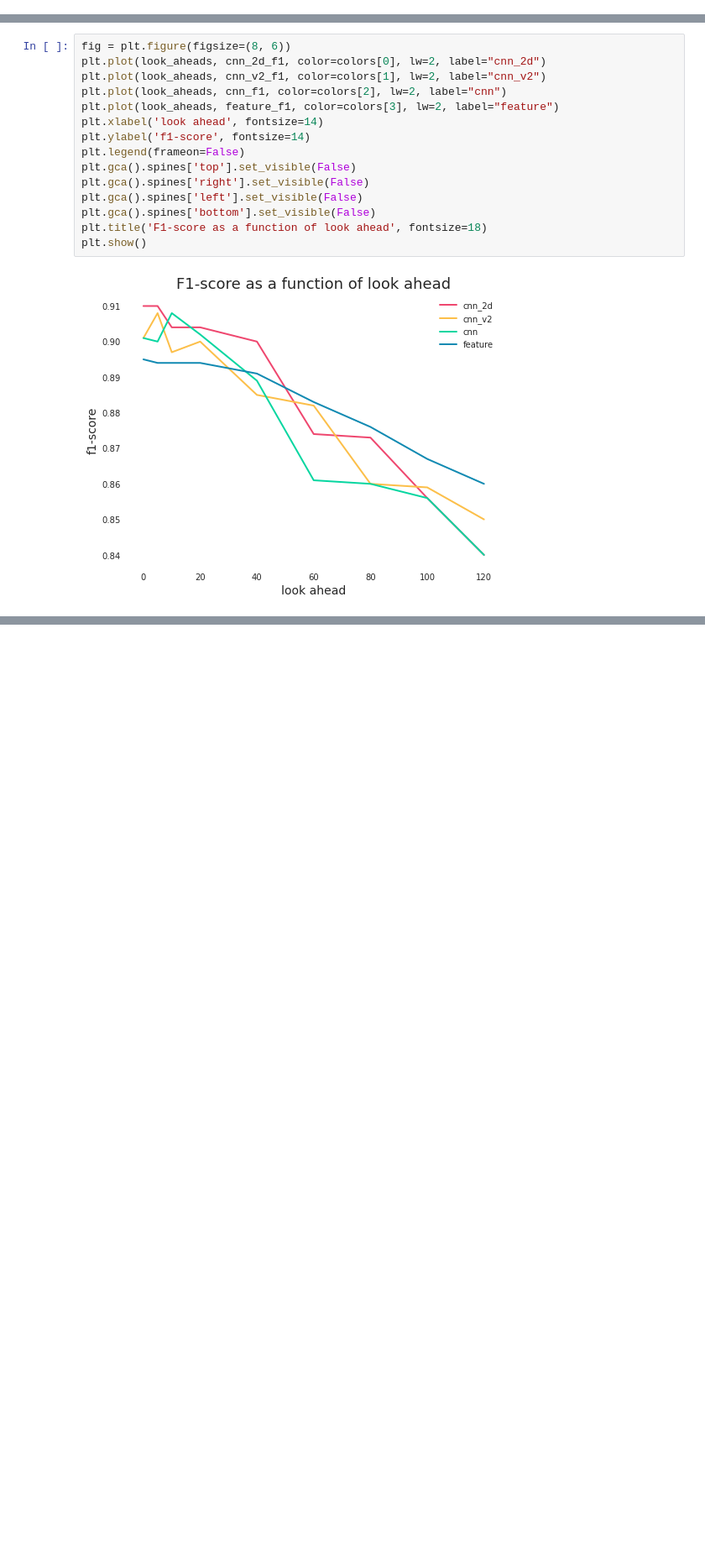
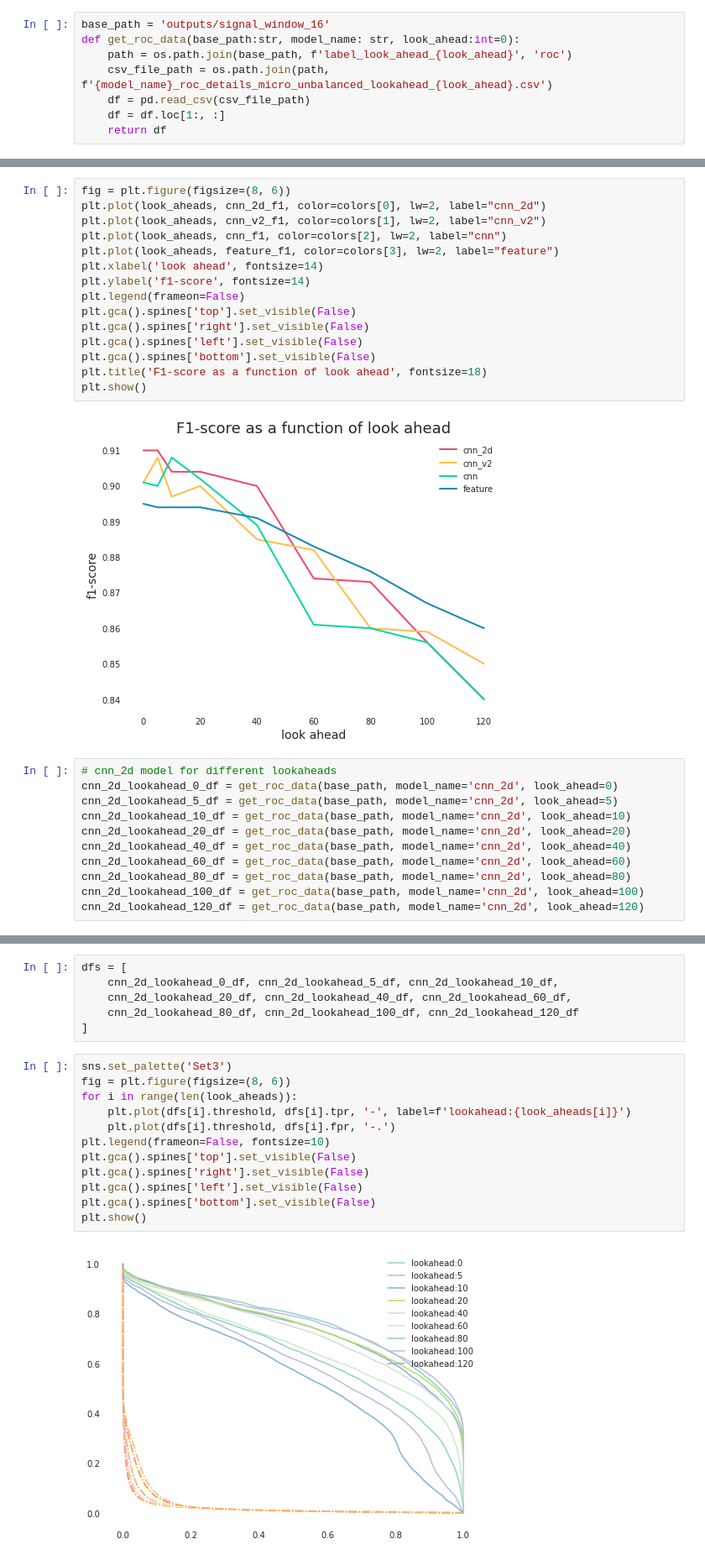
Before and after one commit to PlasmaControl/bes-edgeml-models, a Jupyter notebook: plot_metrics.ipynb, the cells around one changed output, grey strips where cells are left out. Shown at 84% size. Cells and saved outputs as stored; diff of their text form; blank space fills up the shorter version.

```diff
--- a/plot_metrics.ipynb
+++ b/plot_metrics.ipynb
@@ -249,6 +253,14 @@ def get_lists(d: dict):
             elif k == "f1":
                 f1.append(v)
     return scaled_pos, precision, recall, f1
+# %%
+base_path = 'outputs/signal_window_16'
+def get_roc_data(base_path:str, model_name: str, look_ahead:int=0):
+    path = os.path.join(base_path, f'label_look_ahead_{look_ahead}', 'roc')
+    csv_file_path = os.path.join(path, f'{model_name}_roc_details_micro_unbalanced_lookahead_{look_ahead}.csv')
+    df = pd.read_csv(csv_file_path)
+    df = df.loc[1:, :]
+    return df
 # %%
 cnn_2d_scaled_pos, cnn_2d_precision, cnn_2d_recall, cnn_2d_f1 = get_lists(
         cnn_2d
@@ -326,3 +338,14 @@ plt.title('F1-score as a function of look ahead', fontsize=18)
 plt.show()
 # %% [output]
 [figure]
+# %%
+# cnn_2d model for different lookaheads
+cnn_2d_lookahead_0_df = get_roc_data(base_path, model_name='cnn_2d', look_ahead=0)
+cnn_2d_lookahead_5_df = get_roc_data(base_path, model_name='cnn_2d', look_ahead=5)
+cnn_2d_lookahead_10_df = get_roc_data(base_path, model_name='cnn_2d', look_ahead=10)
+cnn_2d_lookahead_20_df = get_roc_data(base_path, model_name='cnn_2d', look_ahead=20)
+cnn_2d_lookahead_40_df = get_roc_data(base_path, model_name='cnn_2d', look_ahead=40)
+cnn_2d_lookahead_60_df = get_roc_data(base_path, model_name='cnn_2d', look_ahead=60)
+cnn_2d_lookahead_80_df = get_roc_data(base_path, model_name='cnn_2d', look_ahead=80)
+cnn_2d_lookahead_100_df = get_roc_data(base_path, model_name='cnn_2d', look_ahead=100)
+cnn_2d_lookahead_120_df = get_roc_data(base_path, model_name='cnn_2d', look_ahead=120)
@@ -328,0 +361,20 @@ plt.show()
+# %%
+dfs = [
+    cnn_2d_lookahead_0_df, cnn_2d_lookahead_5_df, cnn_2d_lookahead_10_df,
+    cnn_2d_lookahead_20_df, cnn_2d_lookahead_40_df, cnn_2d_lookahead_60_df,
+    cnn_2d_lookahead_80_df, cnn_2d_lookahead_100_df, cnn_2d_lookahead_120_df
+]
+# %%
+sns.set_palette('Set3')
+fig = plt.figure(figsize=(8, 6))
+for i in range(len(look_aheads)):
+    plt.plot(dfs[i].threshold, dfs[i].tpr, '-', label=f'lookahead:{look_aheads[i]}')
+    plt.plot(dfs[i].threshold, dfs[i].fpr, '-.')
+plt.legend(frameon=False, fontsize=10)
+plt.gca().spines['top'].set_visible(False)
+plt.gca().spines['right'].set_visible(False)
+plt.gca().spines['left'].set_visible(False)
+plt.gca().spines['bottom'].set_visible(False)
+plt.show()
+# %% [output]
+[figure, added]
```
Also changed, not shown: parts of 2 cells of this notebook, 1 other file.
